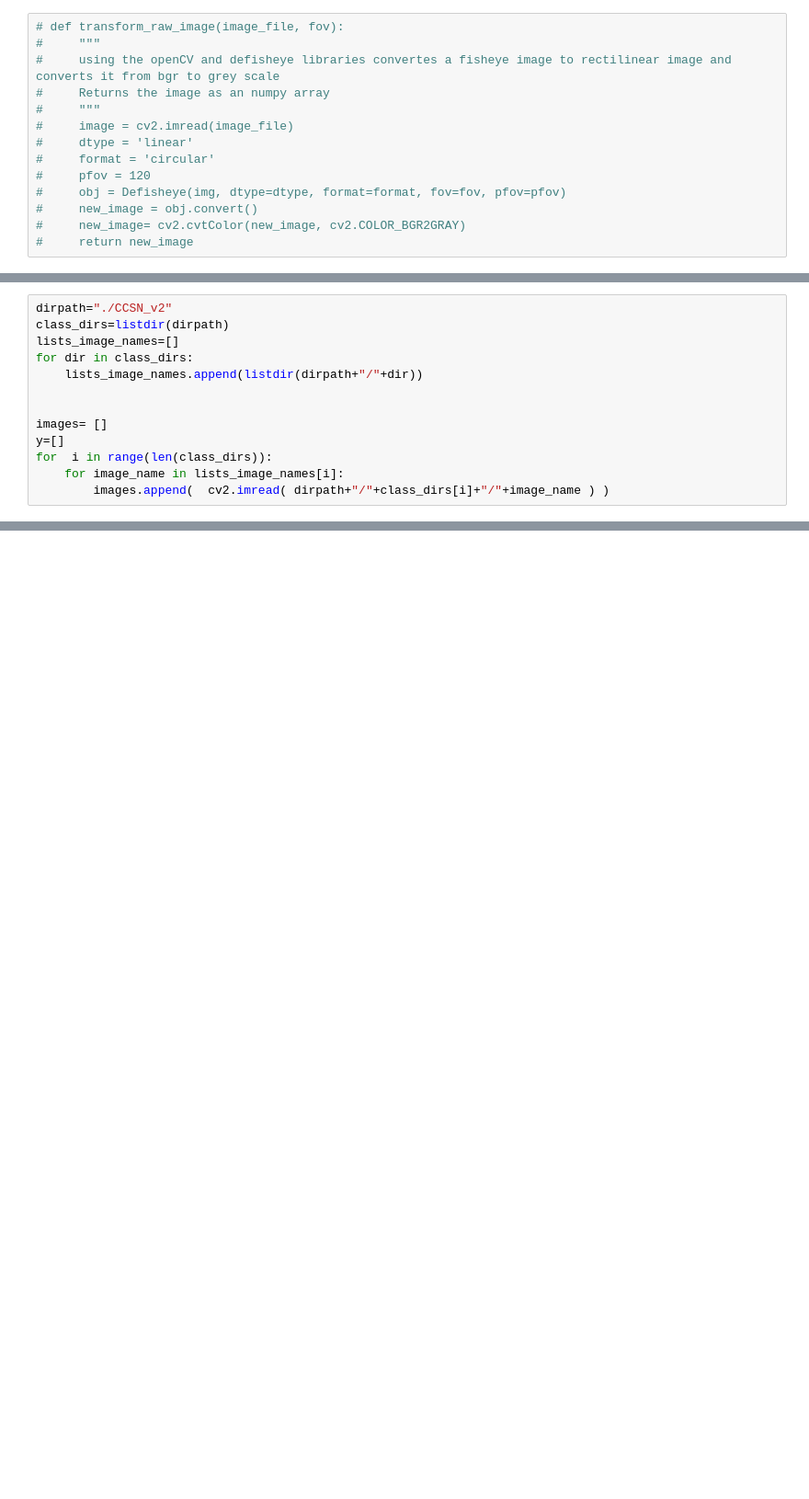
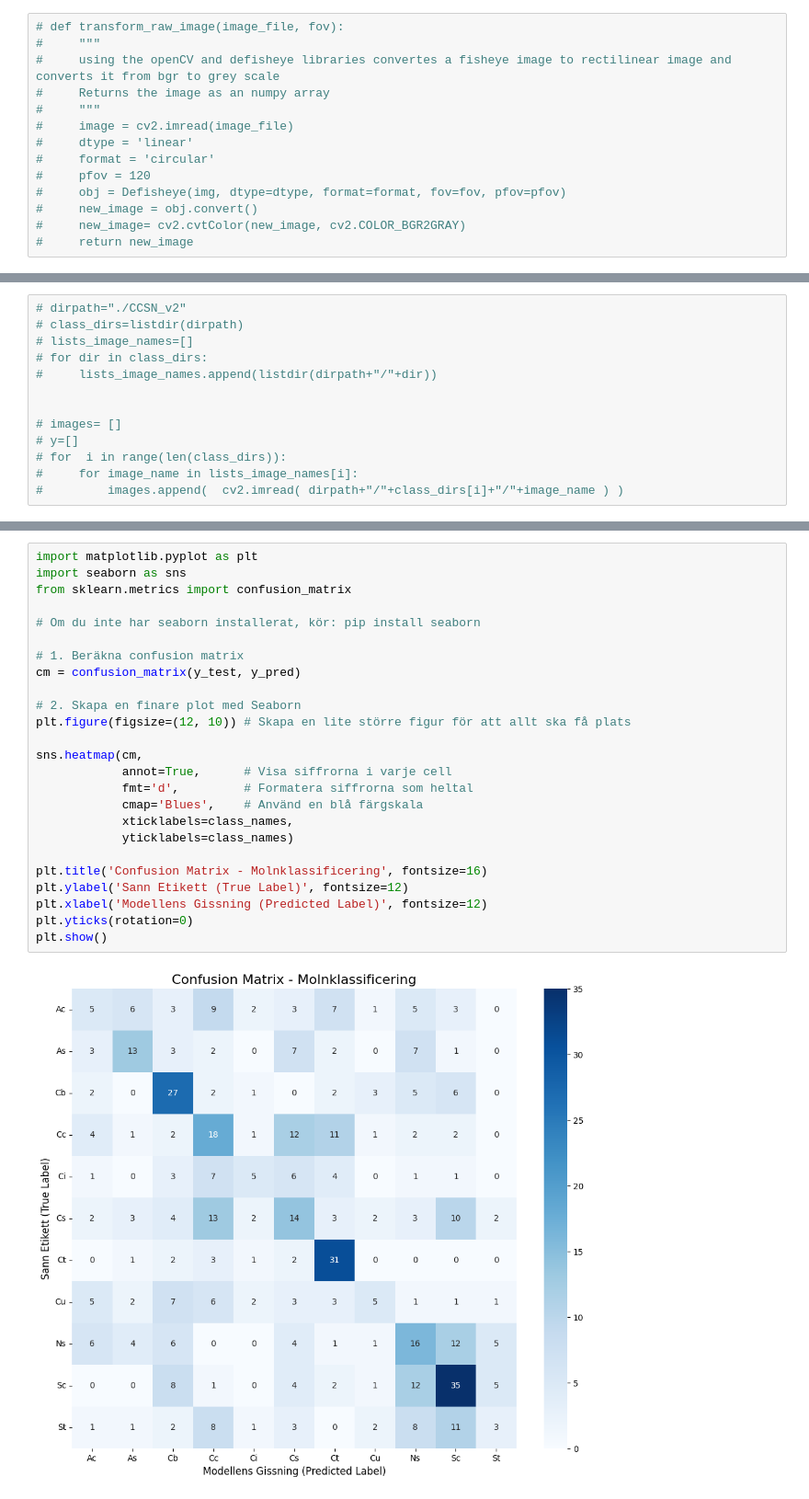
Before and after one commit to huineith/Cloud_classification, a Jupyter notebook: cloud_class_slask.ipynb, the cells around one changed output, grey strips where cells are left out. Shown at 92% size. Drawn from its saved outputs; the diff is of its cells as text; blank space fills up the shorter version.

```diff
--- a/cloud_class_slask.ipynb
+++ b/cloud_class_slask.ipynb
@@ -131,14 +134,14 @@ TypeError: 'str' object is not callable
 # %%
-dirpath="./CCSN_v2"
-class_dirs=listdir(dirpath)
-lists_image_names=[]
-for dir in class_dirs:
-    lists_image_names.append(listdir(dirpath+"/"+dir))
+# dirpath="./CCSN_v2"
+# class_dirs=listdir(dirpath)
+# lists_image_names=[]
+# for dir in class_dirs:
+#     lists_image_names.append(listdir(dirpath+"/"+dir))
 
 
-images= []
-y=[]
-for  i in range(len(class_dirs)):
-    for image_name in lists_image_names[i]:
-        images.append(  cv2.imread( dirpath+"/"+class_dirs[i]+"/"+image_name ) )
+# images= []
+# y=[]
+# for  i in range(len(class_dirs)):
+#     for image_name in lists_image_names[i]:
+#         images.append(  cv2.imread( dirpath+"/"+class_dirs[i]+"/"+image_name ) )
 # %%
@@ -162,0 +430,27 @@ array([[<Axes: title={'center': 'image_size'}>]], dtype=object)
+# %%
+import matplotlib.pyplot as plt
+import seaborn as sns
+from sklearn.metrics import confusion_matrix
+
+# Om du inte har seaborn installerat, kör: pip install seaborn
+
+# 1. Beräkna confusion matrix
+cm = confusion_matrix(y_test, y_pred)
+
+# 2. Skapa en finare plot med Seaborn
+plt.figure(figsize=(12, 10)) # Skapa en lite större figur för att allt ska få plats
+
+sns.heatmap(cm,
+            annot=True,      # Visa siffrorna i varje cell
+            fmt='d',         # Formatera siffrorna som heltal
+            cmap='Blues',    # Använd en blå färgskala
+            xticklabels=class_names,
+            yticklabels=class_names)
+
+plt.title('Confusion Matrix - Molnklassificering', fontsize=16)
+plt.ylabel('Sann Etikett (True Label)', fontsize=12)
+plt.xlabel('Modellens Gissning (Predicted Label)', fontsize=12)
+plt.yticks(rotation=0)
+plt.show()
+# %% [output]
+[figure, added]
```
Also changed, not shown: parts of 12 cells of this notebook, 3 other files.
